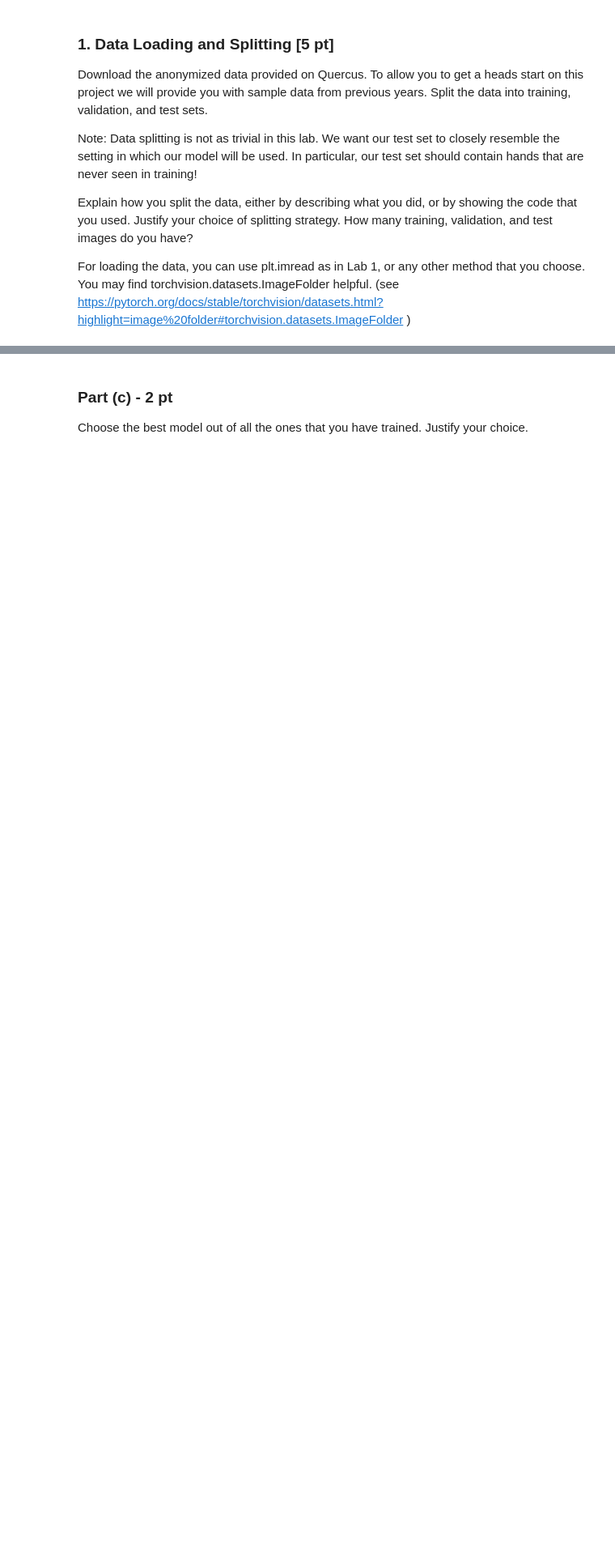
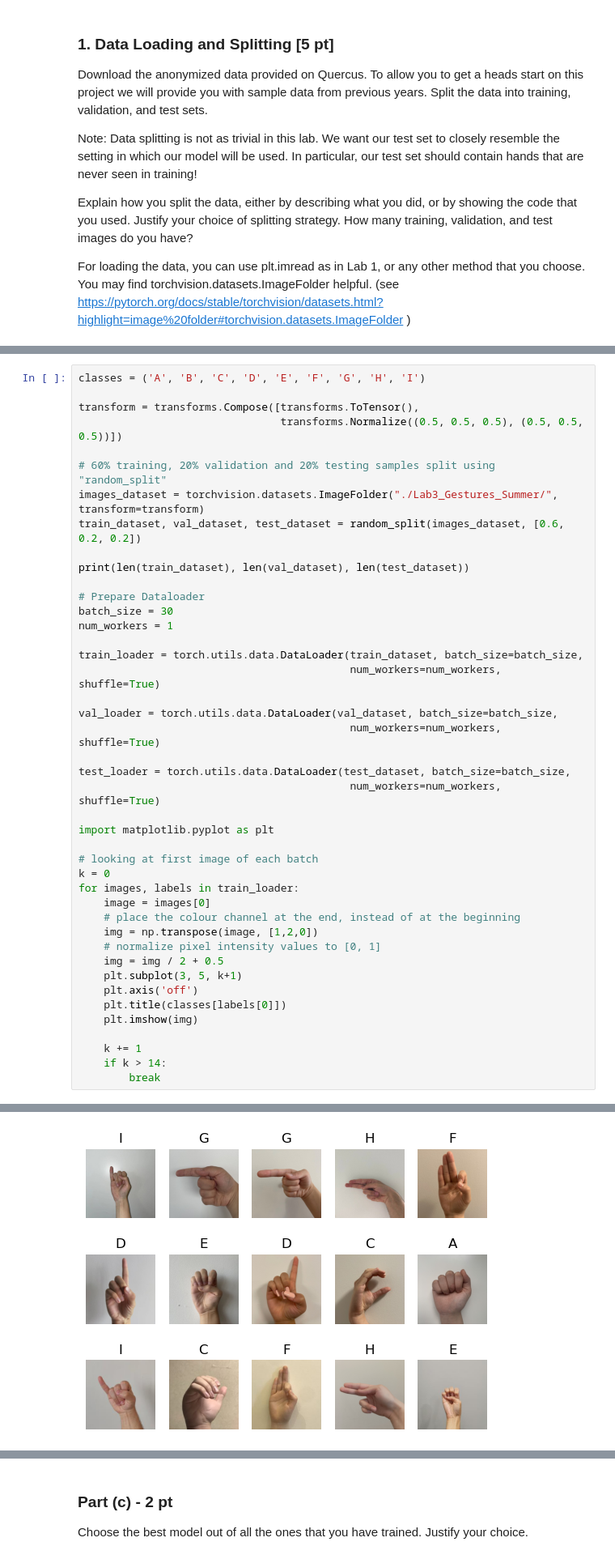
Before and after one commit to hossainrafiu/Deep_Learning_Project_APS360, a Jupyter notebook: Labs/Lab3 Gesture Recognition.ipynb, the cells around one changed output, grey strips where cells are left out. Shown at 81% size. Drawn from its saved outputs; the diff is of its cells as text; blank space fills up the shorter version.

```diff
--- a/Labs/Lab3 Gesture Recognition.ipynb
+++ b/Labs/Lab3 Gesture Recognition.ipynb
@@ -71,0 +84,44 @@ torchvision.datasets.ImageFolder helpful. (see https://pytorch.org/docs/stable/t
+# %%
+classes = ('A', 'B', 'C', 'D', 'E', 'F', 'G', 'H', 'I')
+
+transform = transforms.Compose([transforms.ToTensor(),
+                                transforms.Normalize((0.5, 0.5, 0.5), (0.5, 0.5, 0.5))])
+
+# 60% training, 20% validation and 20% testing samples split using "random_split"
+images_dataset = torchvision.datasets.ImageFolder("./Lab3_Gestures_Summer/", transform=transform)
+train_dataset, val_dataset, test_dataset = random_split(images_dataset, [0.6, 0.2, 0.2])
+
+print(len(train_dataset), len(val_dataset), len(test_dataset))
+
+# Prepare Dataloader
+batch_size = 30
+num_workers = 1
+
+train_loader = torch.utils.data.DataLoader(train_dataset, batch_size=batch_size,
+                                           num_workers=num_workers, shuffle=True)
+
+val_loader = torch.utils.data.DataLoader(val_dataset, batch_size=batch_size,
+                                           num_workers=num_workers, shuffle=True)
+
+test_loader = torch.utils.data.DataLoader(test_dataset, batch_size=batch_size,
+                                           num_workers=num_workers, shuffle=True)
+
+import matplotlib.pyplot as plt
+
+# looking at first image of each batch
+k = 0
+for images, labels in train_loader:
+    image = images[0]
+    # place the colour channel at the end, instead of at the beginning
+    img = np.transpose(image, [1,2,0])
+    # normalize pixel intensity values to [0, 1]
+    img = img / 2 + 0.5
+    plt.subplot(3, 5, k+1)
+    plt.axis('off')
+    plt.title(classes[labels[0]])
+    plt.imshow(img)
+
+    k += 1
+    if k > 14:
+        break
+# %% [output]
@@ -72,3 +129,4 @@ torchvision.datasets.ImageFolder helpful. (see https://pytorch.org/docs/stable/t
+[figure, added]
 # %% [markdown]
 ### 2. Model Building and Sanity Checking [15 pt]
 
```
Also changed, not shown: parts of 22 cells of this notebook.
